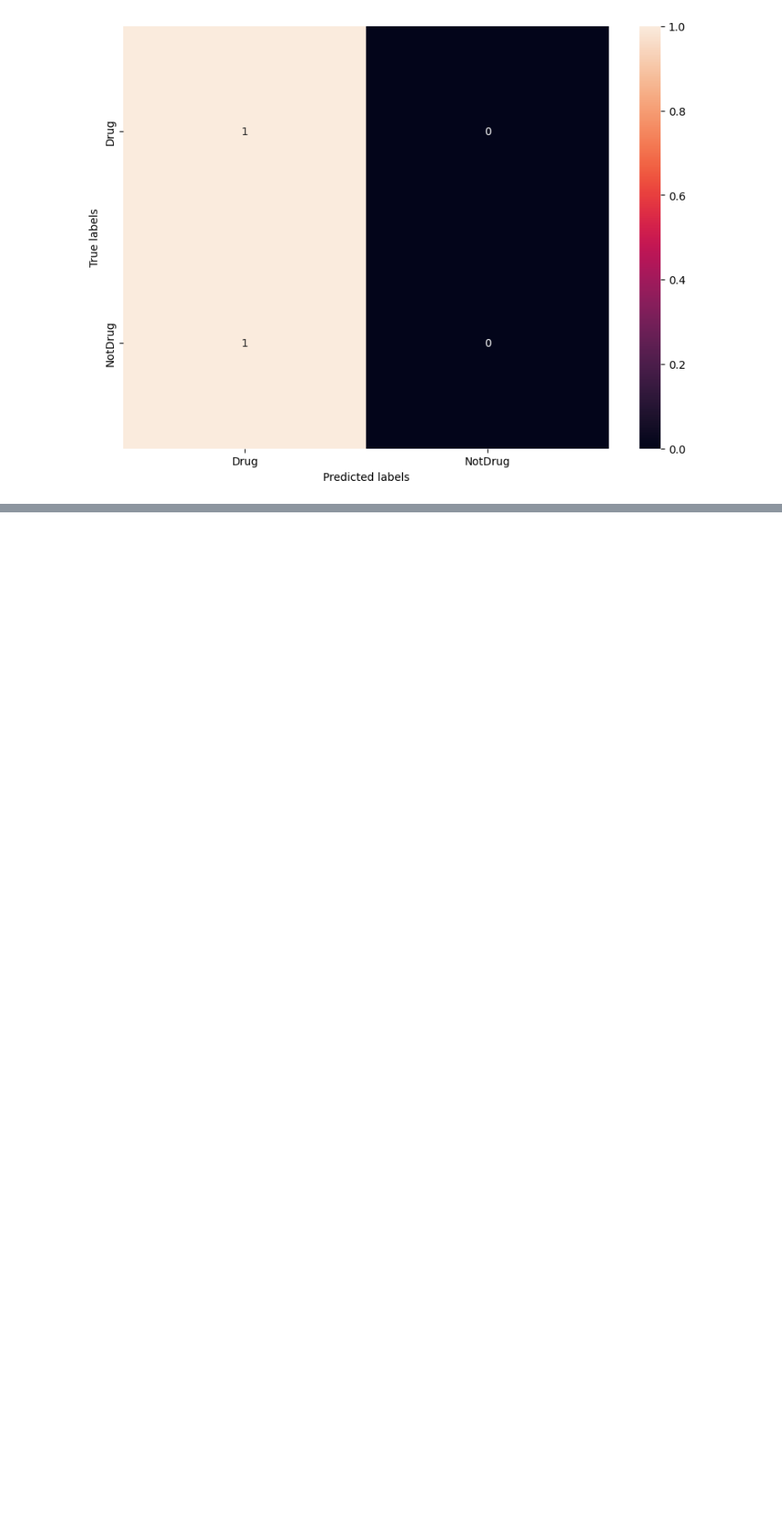
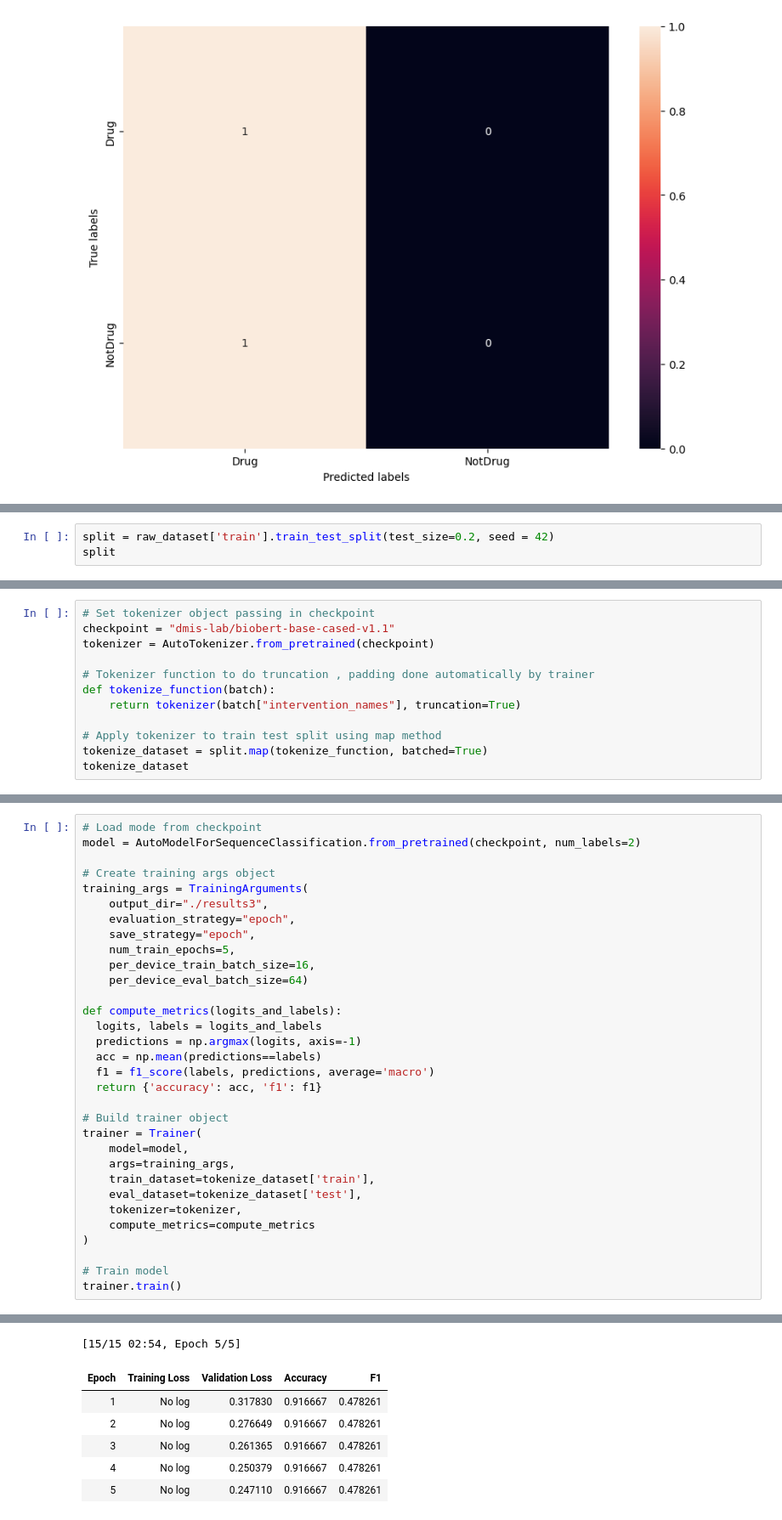
Before and after one commit to faithNassiwa/ner-clinicaltrials-interventions, a Jupyter notebook: Project.ipynb, the cells around one changed output, grey strips where cells are left out. Shown at 85% size. Saved outputs shown, nothing was run; the diff lists cells and outputs as text; blank space fills up the shorter version.

```diff
--- a/Project.ipynb
+++ b/Project.ipynb
@@ -472,0 +547,3 @@ plot_confusion_matrix(cm)
+# %%
+split = raw_dataset['train'].train_test_split(test_size=0.2, seed = 42)
+split
@@ -472,0 +561,12 @@ plot_confusion_matrix(cm)
+# %%
+# Set tokenizer object passing in checkpoint
+checkpoint = "dmis-lab/biobert-base-cased-v1.1"
+tokenizer = AutoTokenizer.from_pretrained(checkpoint)
+
+# Tokenizer function to do truncation , padding done automatically by trainer
+def tokenize_function(batch):
+    return tokenizer(batch["intervention_names"], truncation=True)
+
+# Apply tokenizer to train test split using map method
+tokenize_dataset = split.map(tokenize_function, batched=True)
+tokenize_dataset
@@ -472,0 +585,33 @@ plot_confusion_matrix(cm)
+# %%
+# Load mode from checkpoint
+model = AutoModelForSequenceClassification.from_pretrained(checkpoint, num_labels=2)
+
+# Create training args object
+training_args = TrainingArguments(
+    output_dir="./results3",
+    evaluation_strategy="epoch",
+    save_strategy="epoch",
+    num_train_epochs=5,
+    per_device_train_batch_size=16,
+    per_device_eval_batch_size=64)
+
+def compute_metrics(logits_and_labels):
+  logits, labels = logits_and_labels
+  predictions = np.argmax(logits, axis=-1)
+  acc = np.mean(predictions==labels)
+  f1 = f1_score(labels, predictions, average='macro')
+  return {'accuracy': acc, 'f1': f1}
+
+# Build trainer object
+trainer = Trainer(
+    model=model,
+    args=training_args,
+    train_dataset=tokenize_dataset['train'],
+    eval_dataset=tokenize_dataset['test'],
+    tokenizer=tokenizer,
+    compute_metrics=compute_metrics
+)
+
+# Train model
+trainer.train()
+# %% [output]
@@ -472,0 +621,7 @@ plot_confusion_matrix(cm)
+[15/15 02:54, Epoch 5/5]
+| Epoch | Training Loss | Validation Loss | Accuracy | F1 |
+| 1 | No log | 0.317830 | 0.916667 | 0.478261 |
+| 2 | No log | 0.276649 | 0.916667 | 0.478261 |
+| 3 | No log | 0.261365 | 0.916667 | 0.478261 |
+| 4 | No log | 0.250379 | 0.916667 | 0.478261 |
+| 5 | No log | 0.247110 | 0.916667 | 0.478261 |
```
Also changed, not shown: parts of 19 cells of this notebook.
